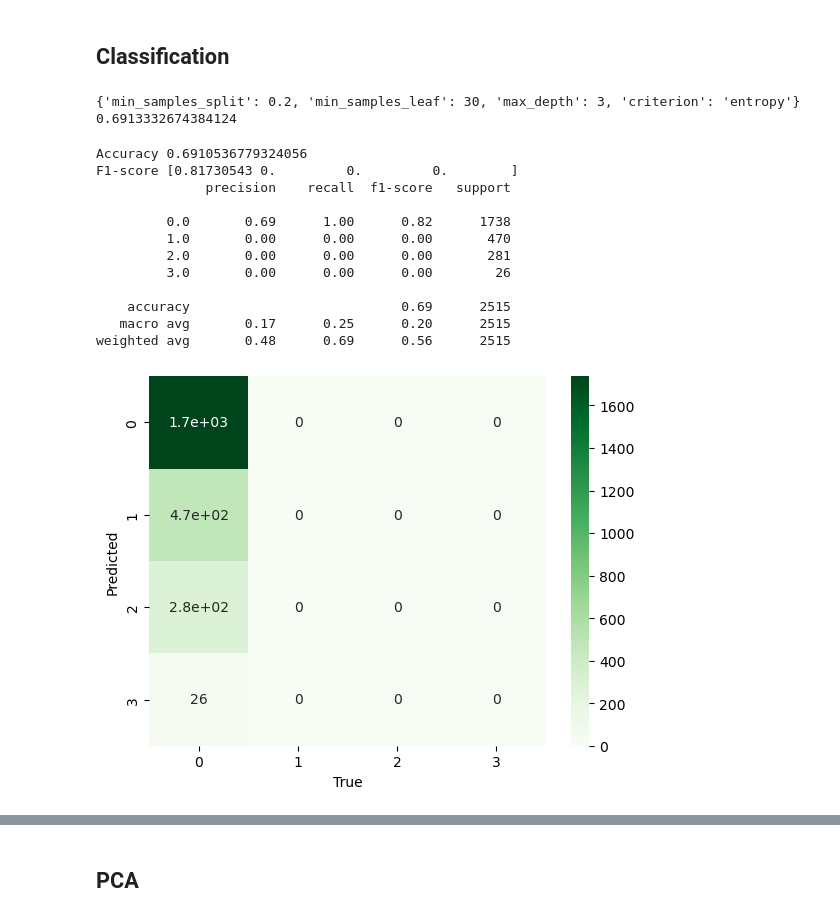
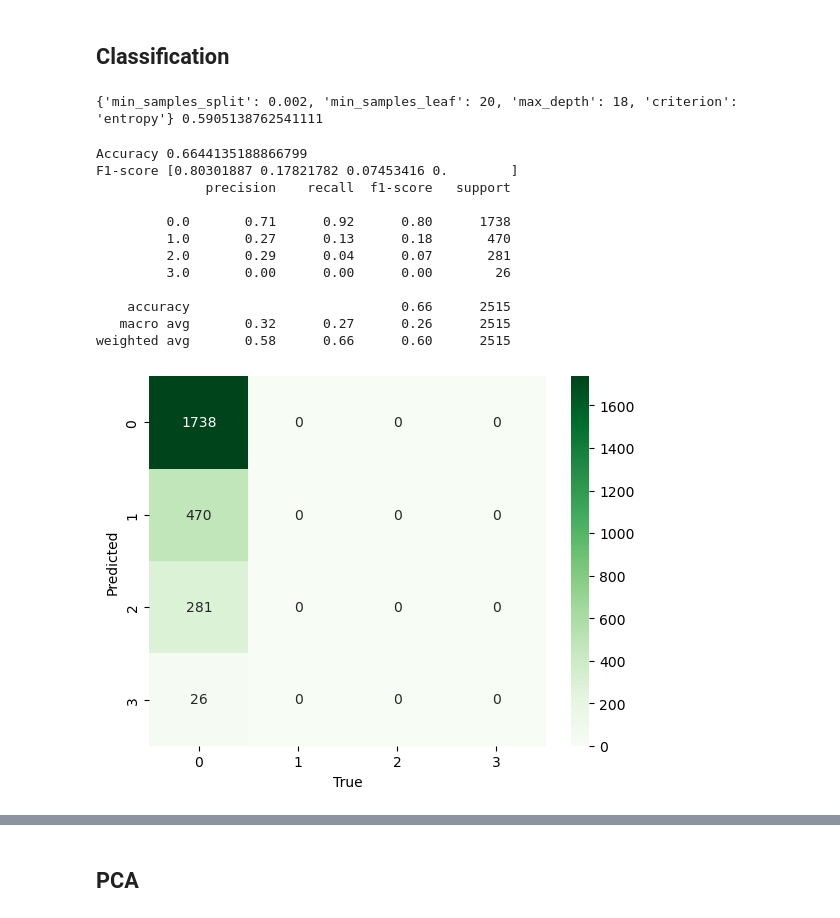
Before and after one commit to alicecalderini/DATAMINING_2-Project, a Jupyter notebook: 6. IMBALANCE LEARNING/1.IMBALANCE.ipynb, the cells around one changed output, grey strips where cells are left out. Cells and saved outputs as stored; diff of their text form; code cells hidden in the pictures.

```diff
--- a/6. IMBALANCE LEARNING/1.IMBALANCE.ipynb
+++ b/6. IMBALANCE LEARNING/1.IMBALANCE.ipynb
@@ -221,6 +298,7 @@ random_search = RandomizedSearchCV(
     DecisionTreeClassifier(),
     param_distributions=param_list,
     cv=KFold(n_splits=10, shuffle=True, random_state=0),
+    scoring='f1_weighted',
     n_jobs=-1,
     refit=True,
     n_iter=400,
@@ -231,7 +309,7 @@ dt_cl_sii = random_search.best_estimator_
 # %%
 print(random_search.best_params_, random_search.best_score_)
 # %% [output]
-{'min_samples_split': 0.2, 'min_samples_leaf': 30, 'max_depth': 3, 'criterion': 'entropy'} 0.6913332674384124
+{'min_samples_split': 0.002, 'min_samples_leaf': 20, 'max_depth': 18, 'criterion': 'entropy'} 0.5905138762541111
 # %%
 dt_cl_sii = random_search.best_estimator_
 dt_cl_sii.fit(X_train, y_train)
@@ -241,26 +319,26 @@ print('Accuracy %s' % accuracy_score(y_test, y_pred0))
 print('F1-score %s' % f1_score(y_test, y_pred0, average=None))
 print(classification_report(y_test, y_pred0))
 # %% [output]
-Accuracy 0.6910536779324056
-F1-score [0.81730543 0.         0.         0.        ]
+Accuracy 0.6644135188866799
+F1-score [0.80301887 0.17821782 0.07453416 0.        ]
               precision    recall  f1-score   support
 
-         0.0       0.69      1.00      0.82      1738
-         1.0       0.00      0.00      0.00       470
-         2.0       0.00      0.00      0.00       281
+         0.0       0.71      0.92      0.80      1738
+         1.0       0.27      0.13      0.18       470
+         2.0       0.29      0.04      0.07       281
          3.0       0.00      0.00      0.00        26
 
-    accuracy                           0.69      2515
-   macro avg       0.17      0.25      0.20      2515
-weighted avg       0.48      0.69      0.56      2515
+    accuracy                           0.66      2515
+   macro avg       0.32      0.27      0.26      2515
+weighted avg       0.58      0.66      0.60      2515
 # %%
 cf = confusion_matrix(y_test, y_pred0)
-sns.heatmap(cf, annot=True, cmap="Greens")
+sns.heatmap(cf, annot=True, cmap="Greens",fmt='g')
 plt.xlabel("True")
 plt.ylabel("Predicted")
 plt.show()
 # %% [output]
-[figure, old version]
+[figure, new version]
 # %%
 y_score = dt_cl_sii.predict_proba(X_test)
 plot_roc(y_test, y_score)
```
Also changed, not shown: parts of 52 cells of this notebook, 2 other files.
